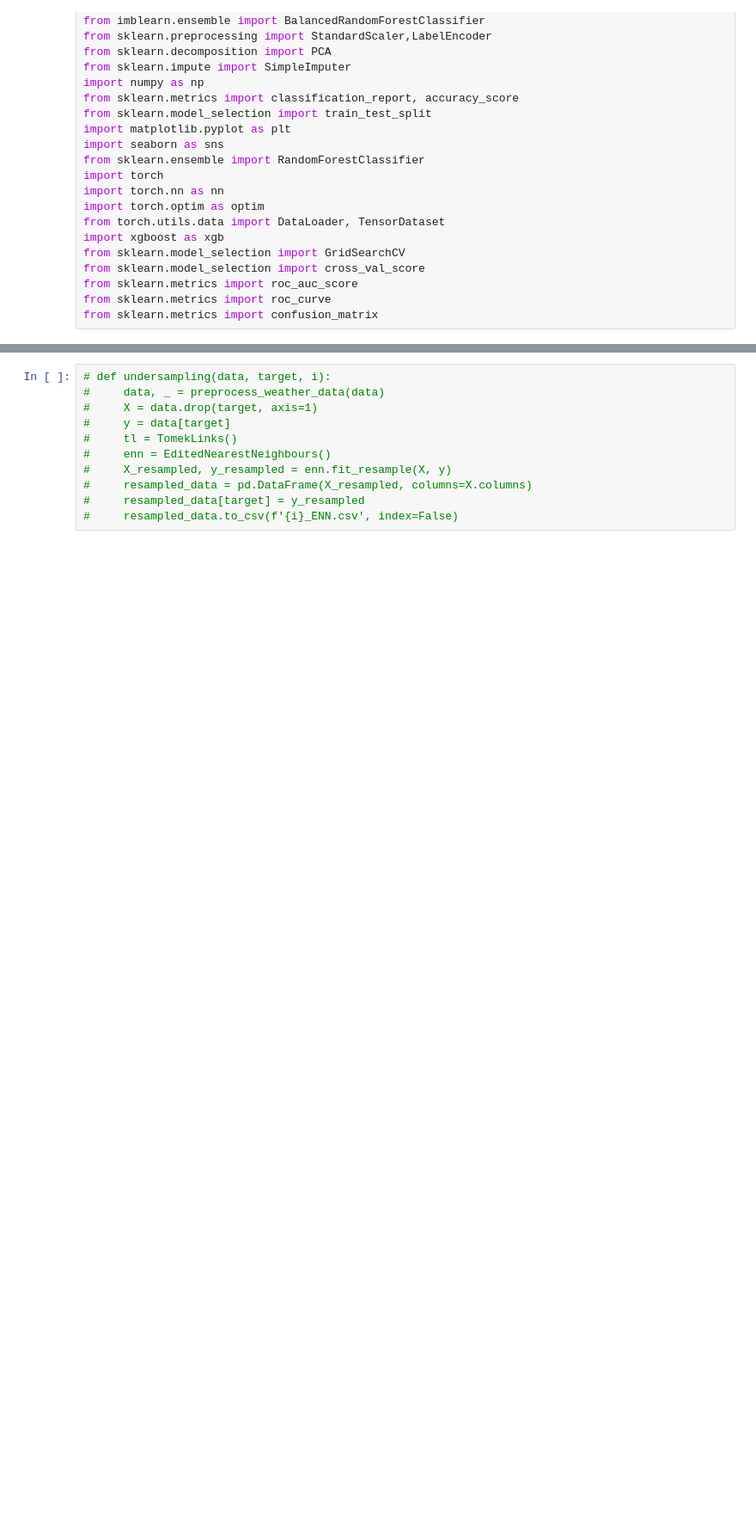
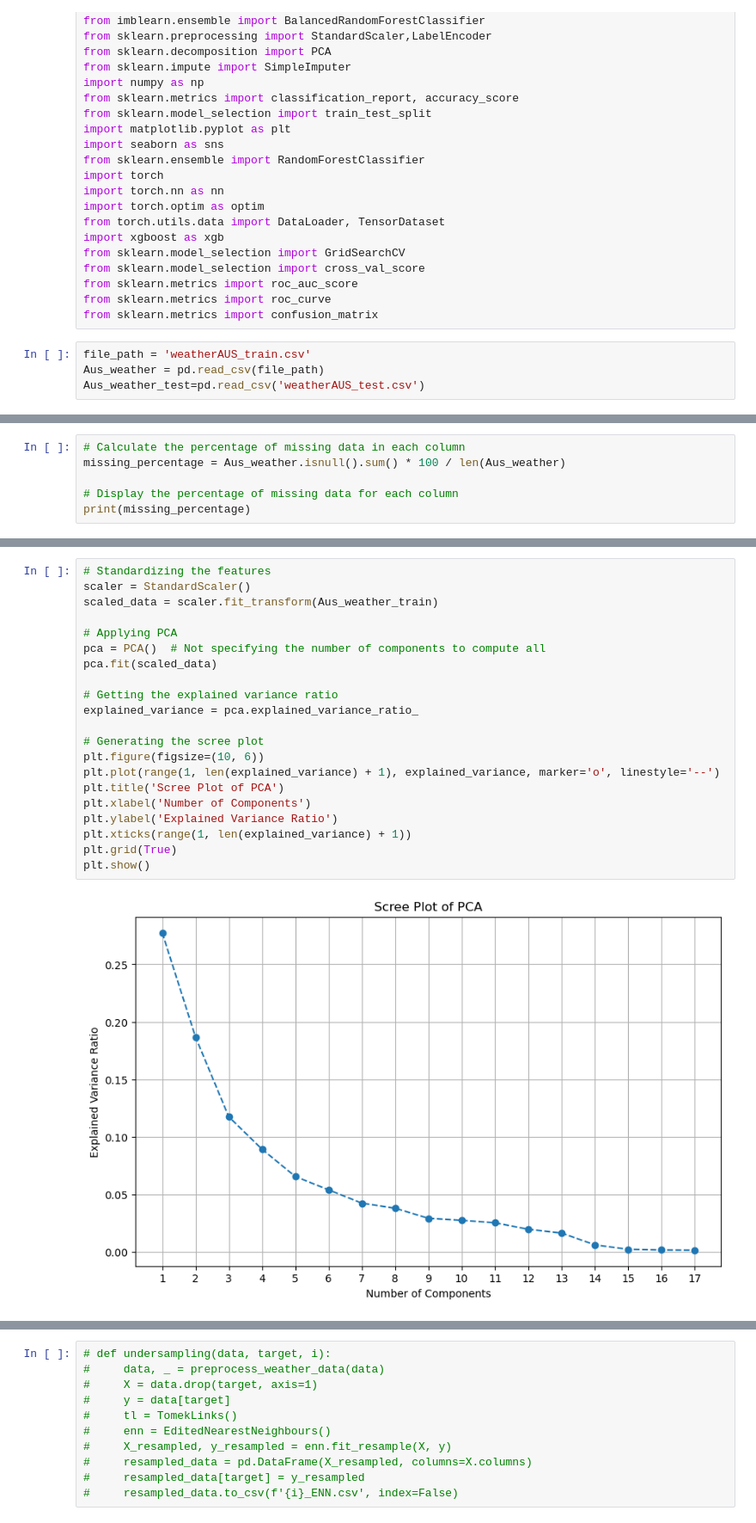
Before and after one commit to HYS20010113/2565-ML-Final-Project, a Jupyter notebook: ENN.ipynb, the cells around one changed output, grey strips where cells are left out. Shown at 86% size. Cells and saved outputs as stored; diff of their text form; blank space fills up the shorter version.

```diff
--- a/ENN.ipynb
+++ b/ENN.ipynb
@@ -23,3 +23,7 @@ from sklearn.model_selection import cross_val_score
 from sklearn.metrics import roc_auc_score
 from sklearn.metrics import roc_curve
 from sklearn.metrics import confusion_matrix
+# %%
+file_path = 'weatherAUS_train.csv'
+Aus_weather = pd.read_csv(file_path)
+Aus_weather_test=pd.read_csv('weatherAUS_test.csv')
@@ -25,0 +59,6 @@ from sklearn.metrics import confusion_matrix
+# %%
+# Calculate the percentage of missing data in each column
+missing_percentage = Aus_weather.isnull().sum() * 100 / len(Aus_weather)
+
+# Display the percentage of missing data for each column
+print(missing_percentage)
@@ -25,0 +205,23 @@ from sklearn.metrics import confusion_matrix
+# %%
+# Standardizing the features
+scaler = StandardScaler()
+scaled_data = scaler.fit_transform(Aus_weather_train)
+
+# Applying PCA
+pca = PCA()  # Not specifying the number of components to compute all
+pca.fit(scaled_data)
+
+# Getting the explained variance ratio
+explained_variance = pca.explained_variance_ratio_
+
+# Generating the scree plot
+plt.figure(figsize=(10, 6))
+plt.plot(range(1, len(explained_variance) + 1), explained_variance, marker='o', linestyle='--')
+plt.title('Scree Plot of PCA')
+plt.xlabel('Number of Components')
+plt.ylabel('Explained Variance Ratio')
+plt.xticks(range(1, len(explained_variance) + 1))
+plt.grid(True)
+plt.show()
+# %% [output]
+[figure, added]
```
Also changed, not shown: parts of 34 cells of this notebook.
